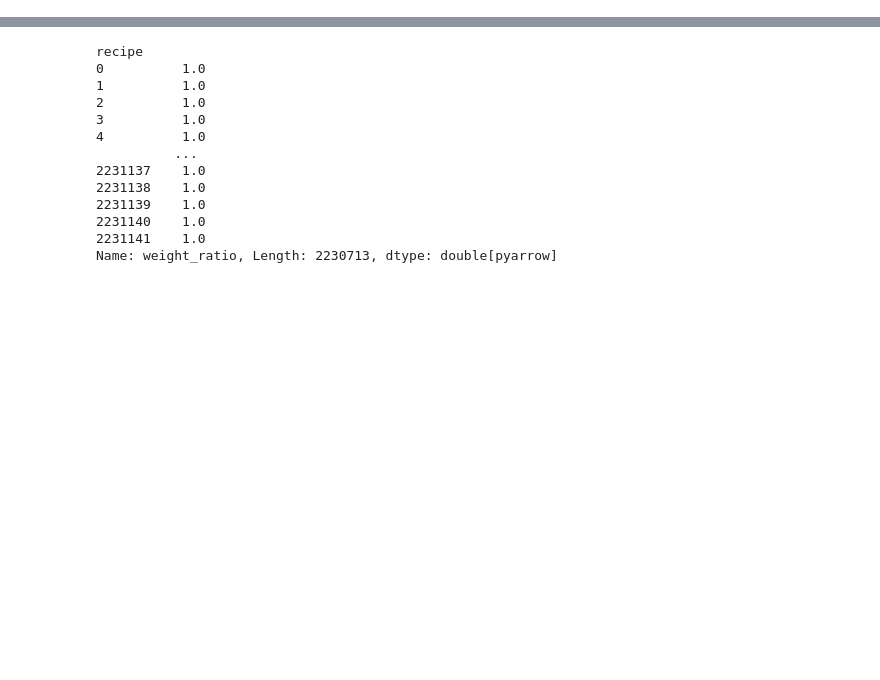
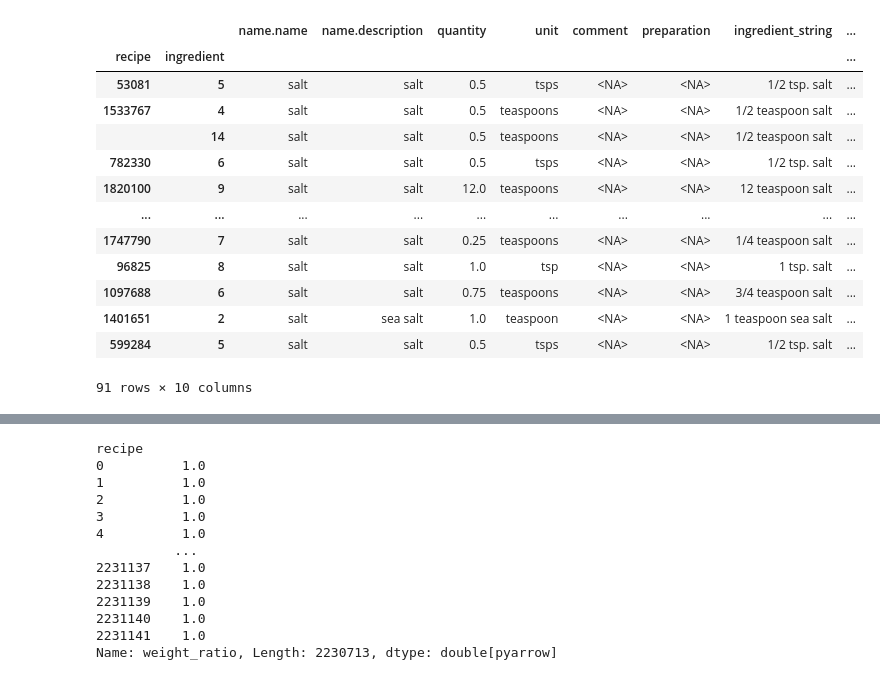
Before and after one commit to stephankostov/recipe-generator-dataset, a Jupyter notebook: notebooks/evaluation/final-weights-evaluate.ipynb, the cells around one changed output, grey strips where cells are left out. Cells and saved outputs as stored; diff of their text form; code cells hidden in the pictures; blank space fills up the shorter version.

```diff
--- a/notebooks/evaluation/final-weights-evaluate.ipynb
+++ b/notebooks/evaluation/final-weights-evaluate.ipynb
@@ -10,0 +46,18 @@ import numpy as np
+# %%
+salt_ing = ingredients_df[ingredients_df['name.name'] == 'salt']
+salt_ing
+# %% [output]
+|  |  | name.name | name.description | quantity | unit | comment | preparation | ingredient_string | ... |
+| recipe | ingredient |  |  |  |  |  |  |  | ... |
+| 53081 | 5 | salt | salt | 0.5 | tsps | <NA> | <NA> | 1/2 tsp. salt | ... |
+| 1533767 | 4 | salt | salt | 0.5 | teaspoons | <NA> | <NA> | 1/2 teaspoon salt | ... |
+|  | 14 | salt | salt | 0.5 | teaspoons | <NA> | <NA> | 1/2 teaspoon salt | ... |
+| 782330 | 6 | salt | salt | 0.5 | tsps | <NA> | <NA> | 1/2 tsp. salt | ... |
+| 1820100 | 9 | salt | salt | 12.0 | teaspoons | <NA> | <NA> | 12 teaspoon salt | ... |
+| ... | ... | ... | ... | ... | ... | ... | ... | ... | ... |
+| 1747790 | 7 | salt | salt | 0.25 | teaspoons | <NA> | <NA> | 1/4 teaspoon salt | ... |
+| 96825 | 8 | salt | salt | 1.0 | tsp | <NA> | <NA> | 1 tsp. salt | ... |
+| 1097688 | 6 | salt | salt | 0.75 | teaspoons | <NA> | <NA> | 3/4 teaspoon salt | ... |
+| 1401651 | 2 | salt | sea salt | 1.0 | teaspoon | <NA> | <NA> | 1 teaspoon sea salt | ... |
+| 599284 | 5 | salt | salt | 0.5 | tsps | <NA> | <NA> | 1/2 tsp. salt | ... |
+91 rows × 10 columns
```
Also changed, not shown: parts of 23 cells of this notebook, 17 other files.
